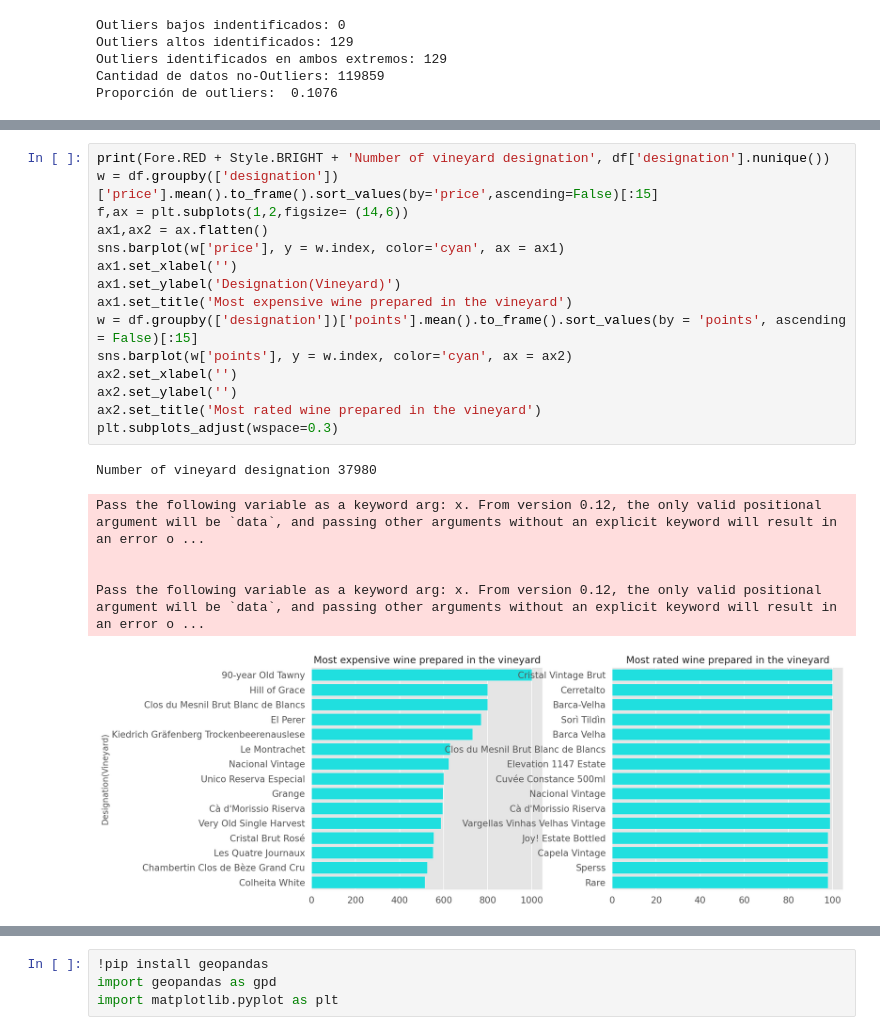
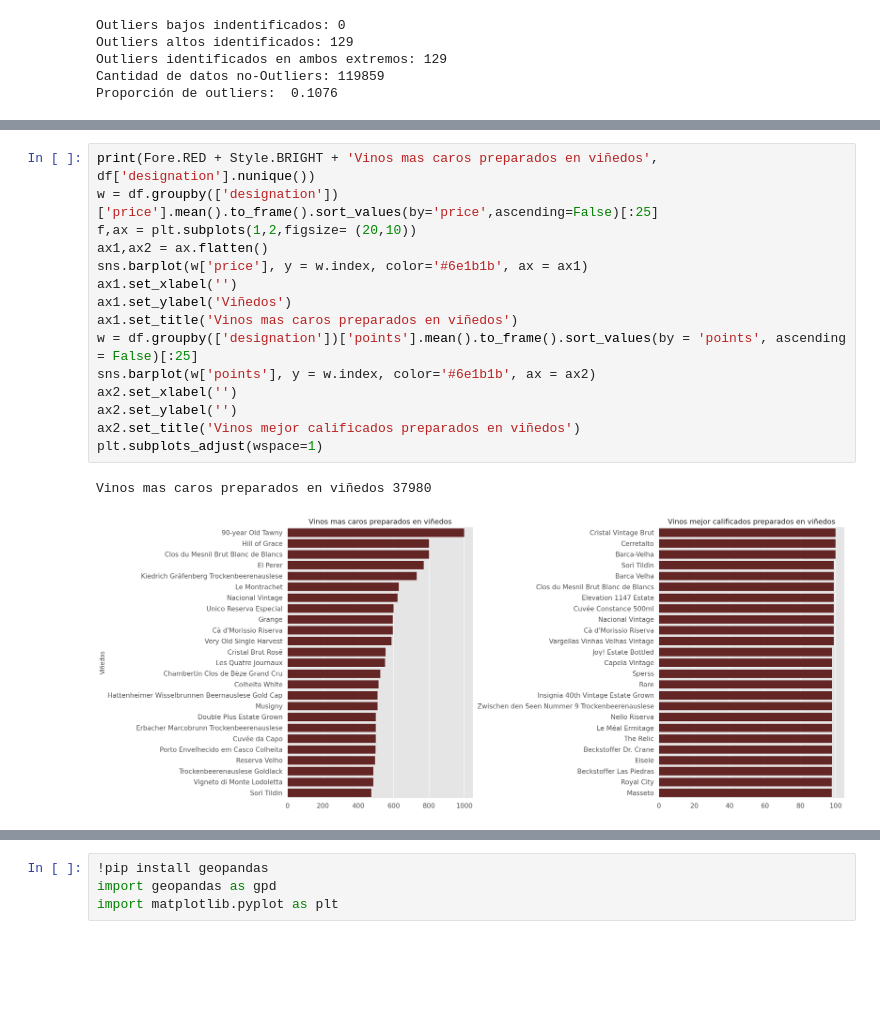
Before and after one commit to RodrigoExposito/EDA-Wine, a Jupyter notebook: EDA_Wines+recomendation.ipynb, the cells around one changed output, grey strips where cells are left out. Saved outputs shown, nothing was run; the diff lists cells and outputs as text; blank space fills up the shorter version.

```diff
--- a/EDA_Wines+recomendation.ipynb
+++ b/EDA_Wines+recomendation.ipynb
@@ -352,23 +362,19 @@ plt.subplots_adjust(wspace=0.4);
 # %%
-print(Fore.RED + Style.BRIGHT + 'Number of vineyard designation', df['designation'].nunique())
-w = df.groupby(['designation'])['price'].mean().to_frame().sort_values(by='price',ascending=False)[:15]
-f,ax = plt.subplots(1,2,figsize= (14,6))
+print(Fore.RED + Style.BRIGHT + 'Vinos mas caros preparados en viñedos', df['designation'].nunique())
+w = df.groupby(['designation'])['price'].mean().to_frame().sort_values(by='price',ascending=False)[:25]
+f,ax = plt.subplots(1,2,figsize= (20,10))
 ax1,ax2 = ax.flatten()
-sns.barplot(w['price'], y = w.index, color='cyan', ax = ax1)
+sns.barplot(w['price'], y = w.index, color='#6e1b1b', ax = ax1)
 ax1.set_xlabel('')
-ax1.set_ylabel('Designation(Vineyard)')
-ax1.set_title('Most expensive wine prepared in the vineyard')
-w = df.groupby(['designation'])['points'].mean().to_frame().sort_values(by = 'points', ascending = False)[:15]
-sns.barplot(w['points'], y = w.index, color='cyan', ax = ax2)
+ax1.set_ylabel('Viñedos')
+ax1.set_title('Vinos mas caros preparados en viñedos')
+w = df.groupby(['designation'])['points'].mean().to_frame().sort_values(by = 'points', ascending = False)[:25]
+sns.barplot(w['points'], y = w.index, color='#6e1b1b', ax = ax2)
 ax2.set_xlabel('')
 ax2.set_ylabel('')
-ax2.set_title('Most rated wine prepared in the vineyard')
-plt.subplots_adjust(wspace=0.3)
+ax2.set_title('Vinos mejor calificados preparados en viñedos')
+plt.subplots_adjust(wspace=1)
 # %% [output]
-Number of vineyard designation 37980
+Vinos mas caros preparados en viñedos 37980
-Pass the following variable as a keyword arg: x. From version 0.12, the only valid positional argument will be `data`, and passing other arguments without an explicit keyword will result in an error o ...
-
-
-Pass the following variable as a keyword arg: x. From version 0.12, the only valid positional argument will be `data`, and passing other arguments without an explicit keyword will result in an error o ...
-[figure, old version]
+[figure, new version]
 # %%
```
Also changed, not shown: parts of 12 cells of this notebook.
